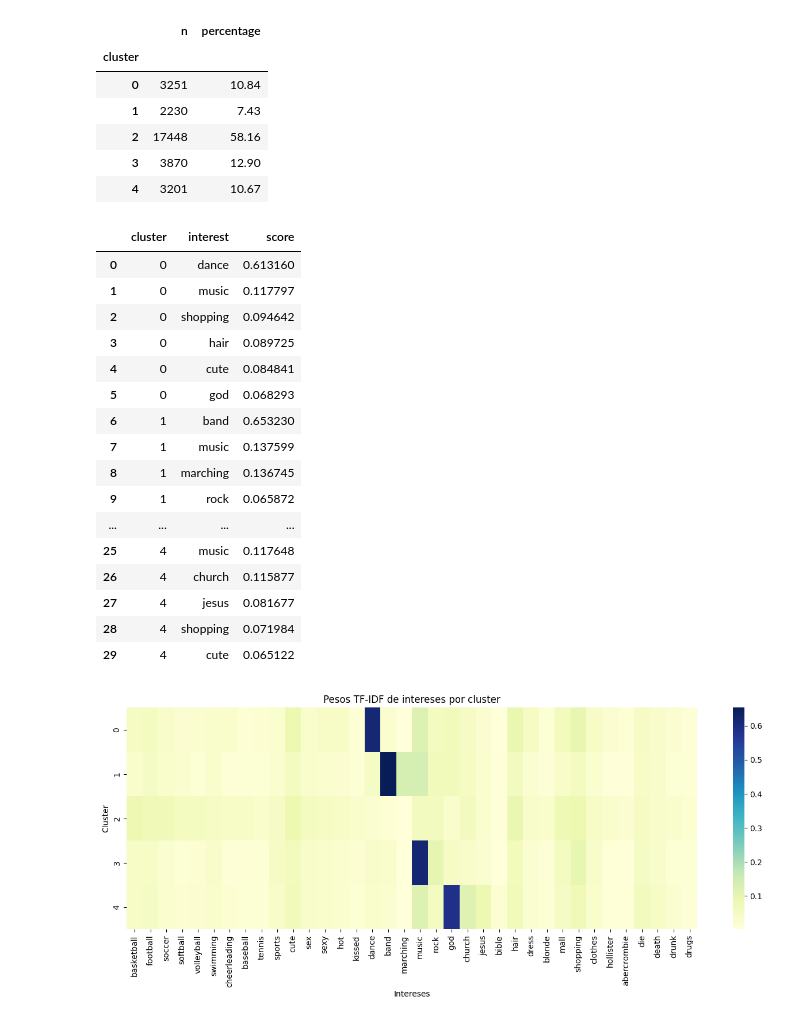
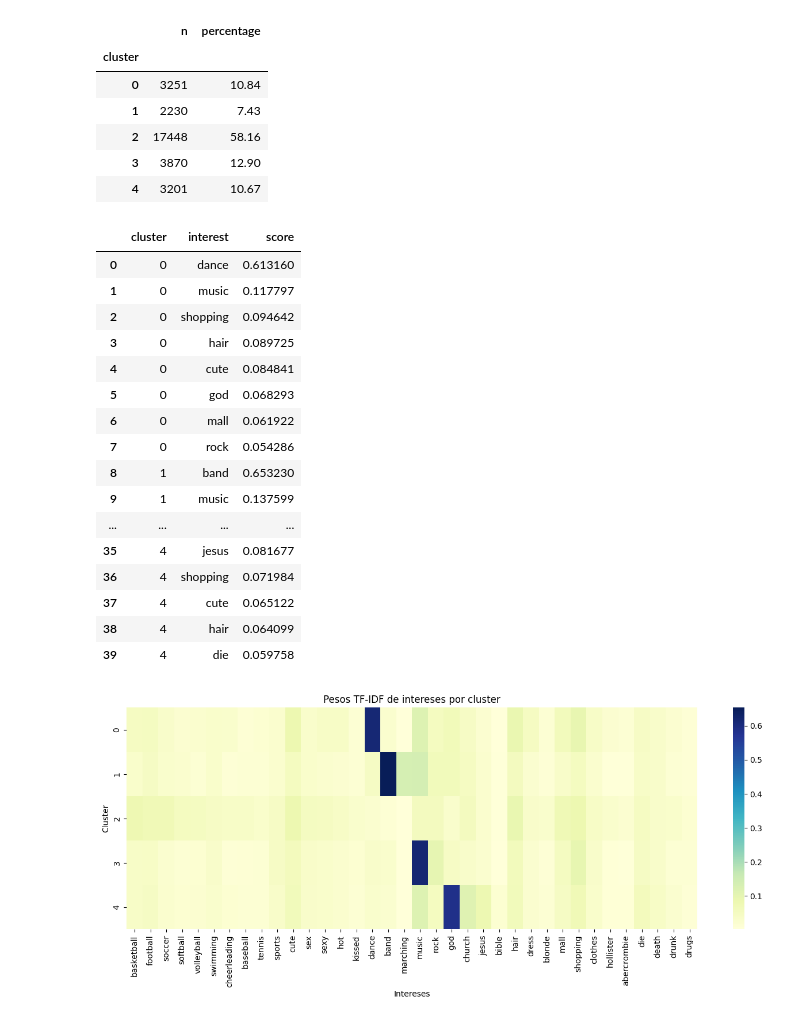
Before and after one commit to jdvelasq/classroom-vibecoding, a Jupyter notebook: implementation/predictiva/P207_clustering_mercadeo/professor/notebook.ipynb, the cells around one changed output. Saved outputs shown, nothing was run; the diff lists cells and outputs as text; code cells hidden in the pictures.

Commit message:
Show eight leading interests per cluster

```diff
--- a/implementation/predictiva/P207_clustering_mercadeo/professor/notebook.ipynb
+++ b/implementation/predictiva/P207_clustering_mercadeo/professor/notebook.ipynb
@@ -61,33 +61,33 @@ cluster_sizes
 | 3 | 3870 | 12.90 |
 | 4 | 3201 | 10.67 |
 # %%
-# ¿Qué intereses distinguen a cada grupo respecto de los demás?
+# ¿Qué ocho intereses distinguen a cada grupo respecto de los demás?
 
 centers = pd.DataFrame(kmeans.cluster_centers_, columns=interest_columns)
 top_interests = []
 for cluster_id in centers.index:
-    for interest, score in centers.loc[cluster_id].nlargest(6).items():
+    for interest, score in centers.loc[cluster_id].nlargest(8).items():
         top_interests.append({"cluster": cluster_id, "interest": interest, "score": score})
 top_interests = pd.DataFrame(top_interests)
 top_interests.sort_values(["cluster", "score"], ascending=[True, False])
 # %% [output]
 |  | cluster | interest | score |
 | 0 | 0 | dance | 0.613160 |
 | 1 | 0 | music | 0.117797 |
 | 2 | 0 | shopping | 0.094642 |
 | 3 | 0 | hair | 0.089725 |
 | 4 | 0 | cute | 0.084841 |
 | 5 | 0 | god | 0.068293 |
-| 6 | 1 | band | 0.653230 |
-| 7 | 1 | music | 0.137599 |
-| 8 | 1 | marching | 0.136745 |
-| 9 | 1 | rock | 0.065872 |
+| 6 | 0 | mall | 0.061922 |
+| 7 | 0 | rock | 0.054286 |
+| 8 | 1 | band | 0.653230 |
+| 9 | 1 | music | 0.137599 |
 | ... | ... | ... | ... |
-| 25 | 4 | music | 0.117648 |
-| 26 | 4 | church | 0.115877 |
-| 27 | 4 | jesus | 0.081677 |
-| 28 | 4 | shopping | 0.071984 |
-| 29 | 4 | cute | 0.065122 |
+| 35 | 4 | jesus | 0.081677 |
+| 36 | 4 | shopping | 0.071984 |
+| 37 | 4 | cute | 0.065122 |
+| 38 | 4 | hair | 0.064099 |
+| 39 | 4 | die | 0.059758 |
 # %%
 # El heatmap permite comparar todos los intereses entre clusters antes de reducir la interpretación a unos pocos términos principales.
 
```
Also changed, not shown: 1 other file.
